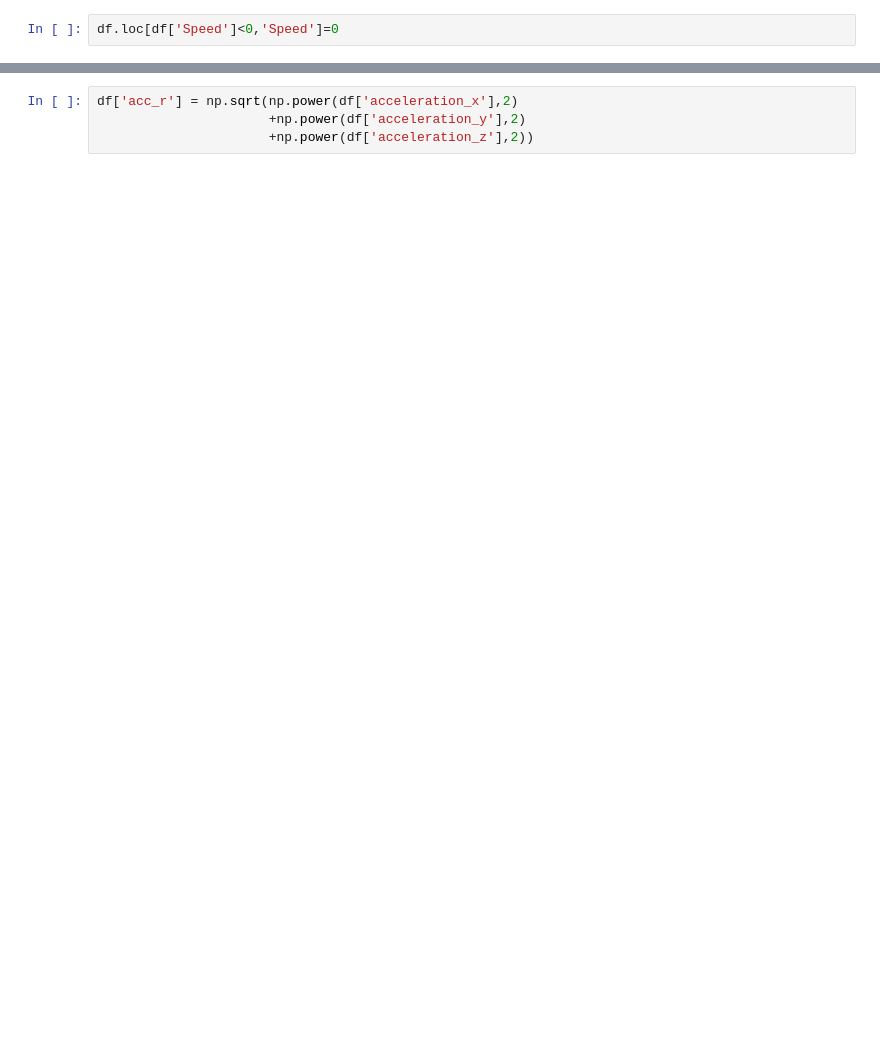
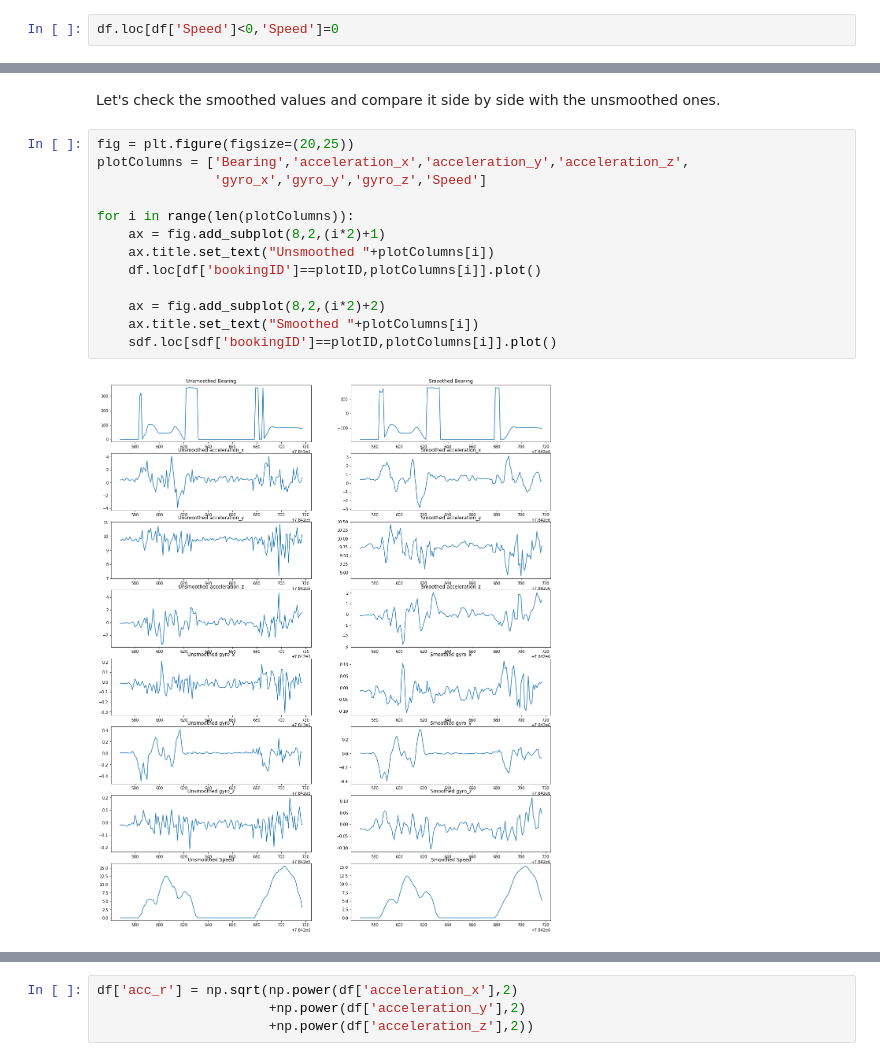
Before and after one commit to haniramadhan/grabaiforsea2019, a Jupyter notebook: Hani Ramadhan - AI for SEA - Safety.ipynb, the cells around one changed output, grey strips where cells are left out. Saved outputs shown, nothing was run; the diff lists cells and outputs as text; blank space fills up the shorter version.

```diff
--- a/Hani Ramadhan - AI for SEA - Safety.ipynb
+++ b/Hani Ramadhan - AI for SEA - Safety.ipynb
@@ -221,0 +407,17 @@ df.loc[df['Speed']<0,'Speed']=0
+# %% [markdown]
+Let's check the smoothed values and compare it side by side with the unsmoothed ones.
+# %%
+fig = plt.figure(figsize=(20,25))
+plotColumns = ['Bearing','acceleration_x','acceleration_y','acceleration_z',
+               'gyro_x','gyro_y','gyro_z','Speed']
+
+for i in range(len(plotColumns)):
+    ax = fig.add_subplot(8,2,(i*2)+1)
+    ax.title.set_text("Unsmoothed "+plotColumns[i])
+    df.loc[df['bookingID']==plotID,plotColumns[i]].plot()
+
+    ax = fig.add_subplot(8,2,(i*2)+2)
+    ax.title.set_text("Smoothed "+plotColumns[i])
+    sdf.loc[sdf['bookingID']==plotID,plotColumns[i]].plot()
+# %% [output]
+[figure, added]
```
Also changed, not shown: parts of 133 cells of this notebook.
